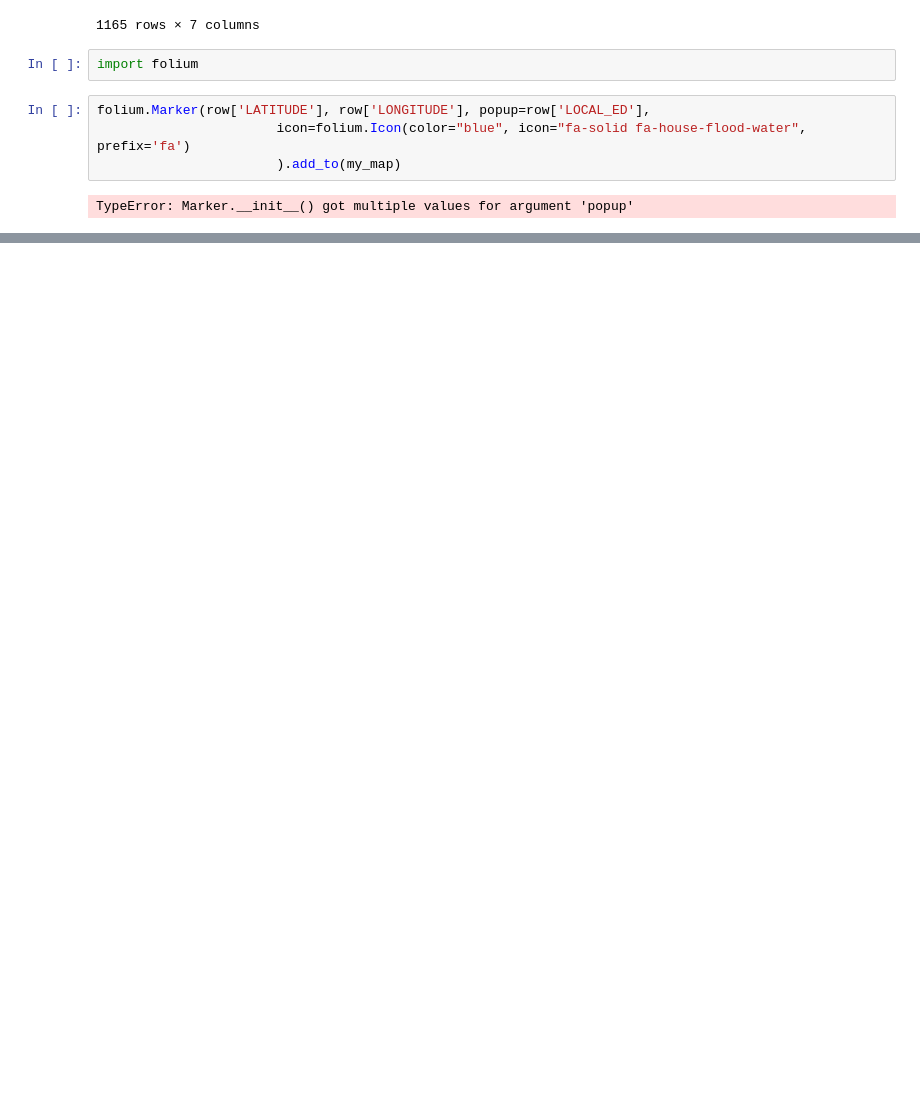
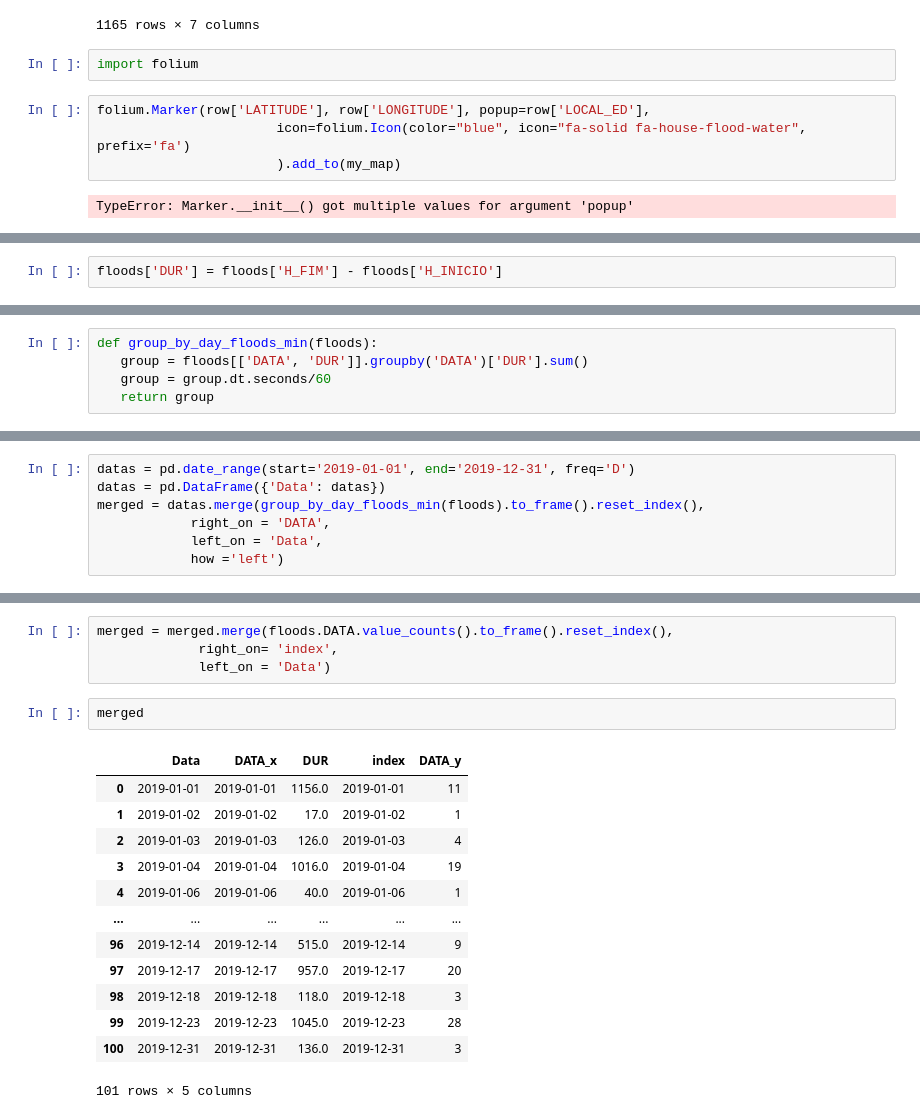
Before and after one commit to vitor-yuichi/analytics-tcc, a Jupyter notebook: app/database/data_ingestion.ipynb, the cells around one changed output, grey strips where cells are left out. Saved outputs shown, nothing was run; the diff lists cells and outputs as text; blank space fills up the shorter version.

```diff
--- a/app/database/data_ingestion.ipynb
+++ b/app/database/data_ingestion.ipynb
@@ -196,0 +175,2 @@ datetime.date(2019, 1, 10)
+# %%
+floods['DUR'] = floods['H_FIM'] - floods['H_INICIO']
@@ -196,0 +182,5 @@ datetime.date(2019, 1, 10)
+# %%
+def group_by_day_floods_min(floods):
+   group = floods[['DATA', 'DUR']].groupby('DATA')['DUR'].sum()
+   group = group.dt.seconds/60
+   return group
@@ -196,0 +297,7 @@ datetime.date(2019, 1, 10)
+# %%
+datas = pd.date_range(start='2019-01-01', end='2019-12-31', freq='D')
+datas = pd.DataFrame({'Data': datas})
+merged = datas.merge(group_by_day_floods_min(floods).to_frame().reset_index(),
+            right_on = 'DATA',
+            left_on = 'Data',
+            how ='left')
@@ -196,0 +336,20 @@ datetime.date(2019, 1, 10)
+# %%
+merged = merged.merge(floods.DATA.value_counts().to_frame().reset_index(),
+             right_on= 'index',
+             left_on = 'Data')
+# %%
+merged
+# %% [output]
+|  | Data | DATA_x | DUR | index | DATA_y |
+| 0 | 2019-01-01 | 2019-01-01 | 1156.0 | 2019-01-01 | 11 |
+| 1 | 2019-01-02 | 2019-01-02 | 17.0 | 2019-01-02 | 1 |
+| 2 | 2019-01-03 | 2019-01-03 | 126.0 | 2019-01-03 | 4 |
+| 3 | 2019-01-04 | 2019-01-04 | 1016.0 | 2019-01-04 | 19 |
+| 4 | 2019-01-06 | 2019-01-06 | 40.0 | 2019-01-06 | 1 |
+| ... | ... | ... | ... | ... | ... |
+| 96 | 2019-12-14 | 2019-12-14 | 515.0 | 2019-12-14 | 9 |
+| 97 | 2019-12-17 | 2019-12-17 | 957.0 | 2019-12-17 | 20 |
+| 98 | 2019-12-18 | 2019-12-18 | 118.0 | 2019-12-18 | 3 |
+| 99 | 2019-12-23 | 2019-12-23 | 1045.0 | 2019-12-23 | 28 |
+| 100 | 2019-12-31 | 2019-12-31 | 136.0 | 2019-12-31 | 3 |
+101 rows × 5 columns
```
Also changed, not shown: parts of 18 cells of this notebook, 2 other files.
